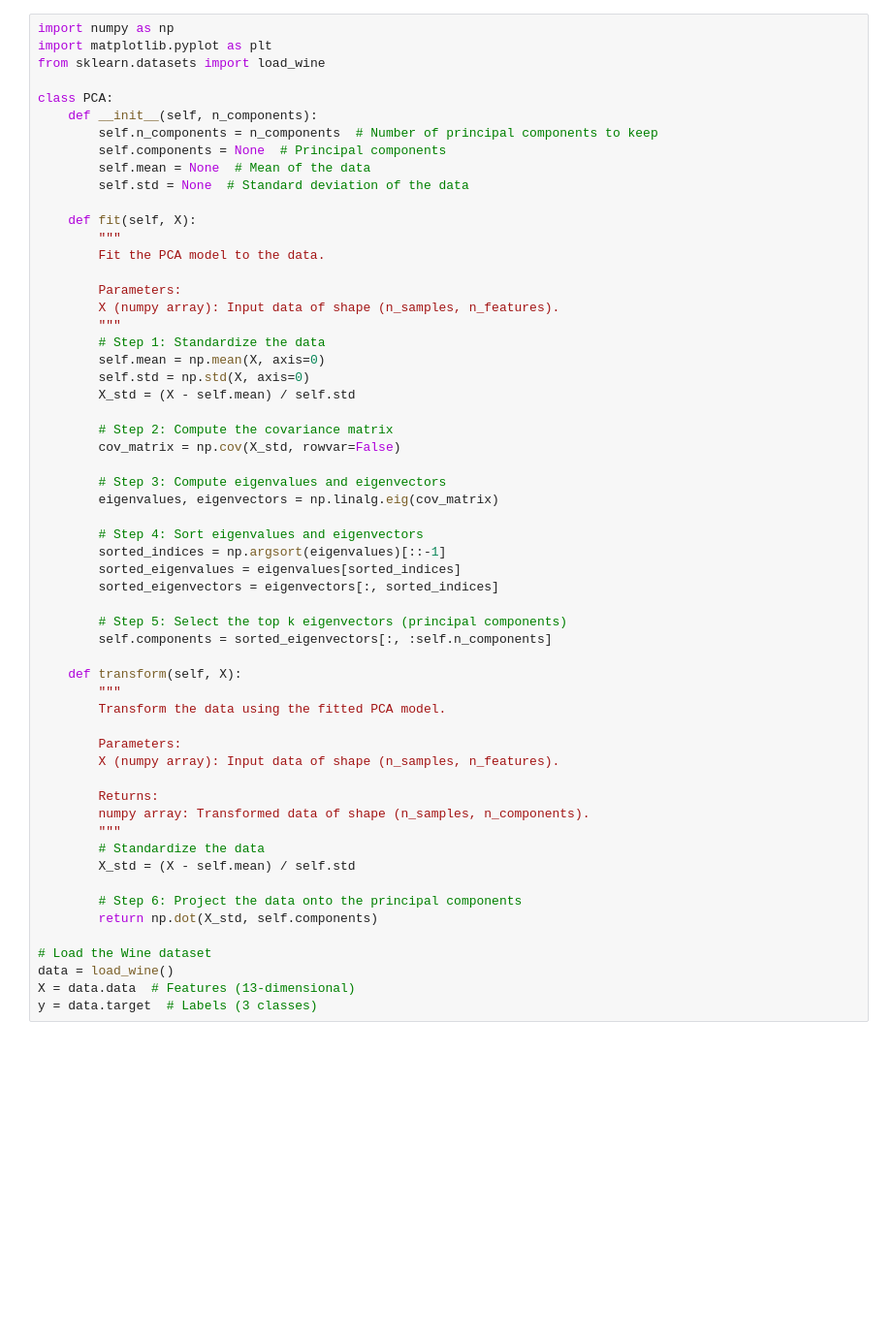
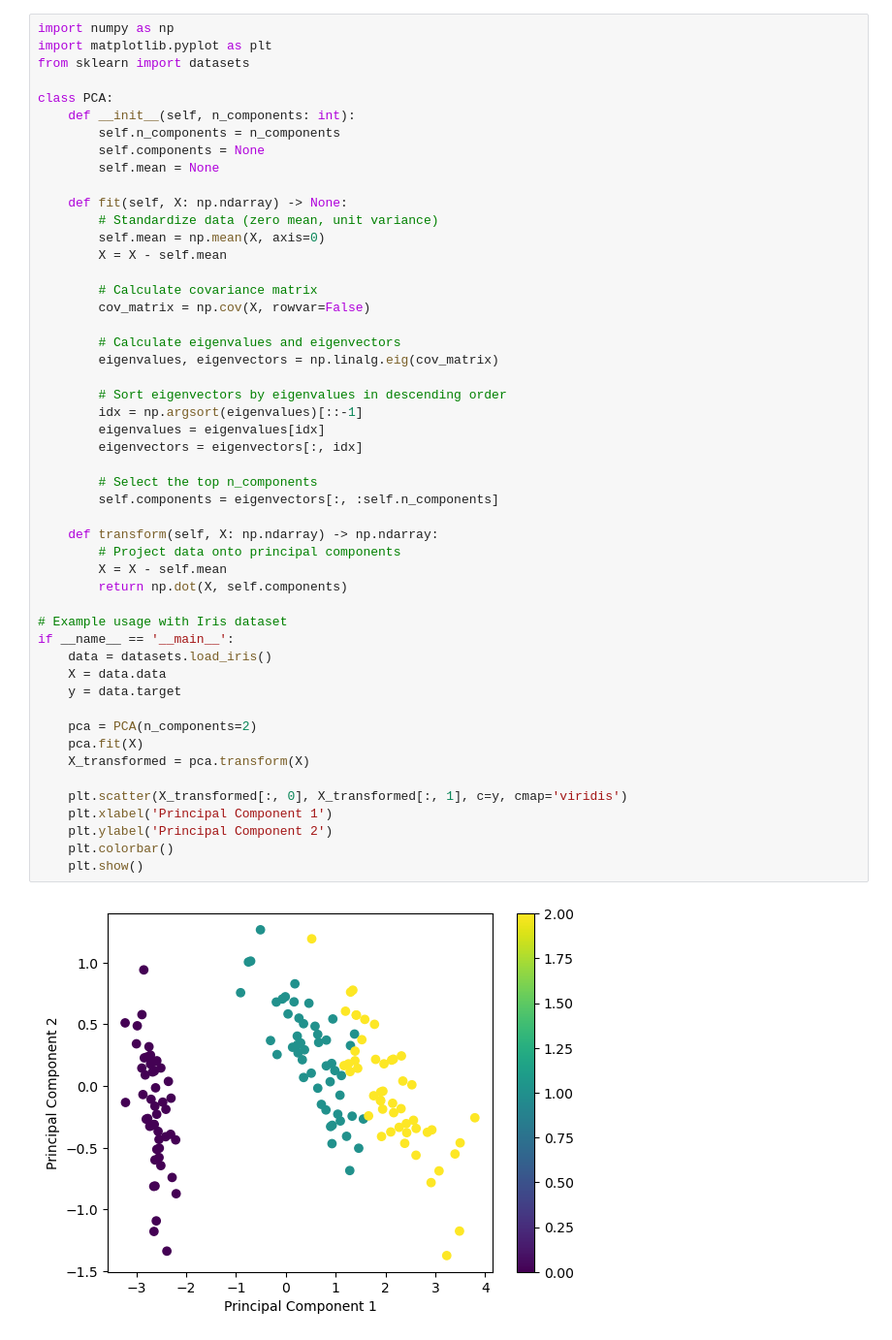
Before and after one commit to Ahmadbader17/fromScratch, a Jupyter notebook: pca.ipynb, the cells around one changed output. Shown at 97% size. Drawn from its saved outputs; the diff is of its cells as text; blank space fills up the shorter version.

```diff
--- a/pca.ipynb
+++ b/pca.ipynb
@@ -31,58 +78,52 @@ Principal Component Analysis (PCA) is a dimensionality reduction technique used
 # %%
 import numpy as np
 import matplotlib.pyplot as plt
-from sklearn.datasets import load_wine
+from sklearn import datasets
 
 class PCA:
-    def __init__(self, n_components):
-        self.n_components = n_components  # Number of principal components to keep
-        self.components = None  # Principal components
-        self.mean = None  # Mean of the data
-        self.std = None  # Standard deviation of the data
+    def __init__(self, n_components: int):
+        self.n_components = n_components
+        self.components = None
+        self.mean = None
 
-    def fit(self, X):
-        """
-        Fit the PCA model to the data.
+    def fit(self, X: np.ndarray) -> None:
+        # Standardize data (zero mean, unit variance)
+        self.mean = np.mean(X, axis=0)
+        X = X - self.mean
 
-        Parameters:
-        X (numpy array): Input data of shape (n_samples, n_features).
-        """
-        # Step 1: Standardize the data
-        self.mean = np.mean(X, axis=0)
-        self.std = np.std(X, axis=0)
-        X_std = (X - self.mean) / self.std
+        # Calculate covariance matrix
+        cov_matrix = np.cov(X, rowvar=False)
 
-        # Step 2: Compute the covariance matrix
-        cov_matrix = np.cov(X_std, rowvar=False)
-
-        # Step 3: Compute eigenvalues and eigenvectors
+        # Calculate eigenvalues and eigenvectors
         eigenvalues, eigenvectors = np.linalg.eig(cov_matrix)
 
-        # Step 4: Sort eigenvalues and eigenvectors
-        sorted_indices = np.argsort(eigenvalues)[::-1]
-        sorted_eigenvalues = eigenvalues[sorted_indices]
-        sorted_eigenvectors = eigenvectors[:, sorted_indices]
+        # Sort eigenvectors by eigenvalues in descending order
+        idx = np.argsort(eigenvalues)[::-1]
+        eigenvalues = eigenvalues[idx]
+        eigenvectors = eigenvectors[:, idx]
 
-        # Step 5: Select the top k eigenvectors (principal components)
-        self.components = sorted_eigenvectors[:, :self.n_components]
+        # Select the top n_components
+        self.components = eigenvectors[:, :self.n_components]
 
-    def transform(self, X):
-        """
-        Transform the data using the fitted PCA model.
+    def transform(self, X: np.ndarray) -> np.ndarray:
+        # Project data onto principal components
+        X = X - self.mean
+        return np.dot(X, self.components)
 
-        Parameters:
-        X (numpy array): Input data of shape (n_samples, n_features).
+# Example usage with Iris dataset
+if __name__ == '__main__':
+    data = datasets.load_iris()
+    X = data.data
+    y = data.target
 
-        Returns:
-        numpy array: Transformed data of shape (n_samples, n_components).
-        """
-        # Standardize the data
-        X_std = (X - self.mean) / self.std
+    pca = PCA(n_components=2)
+    pca.fit(X)
+    X_transformed = pca.transform(X)
 
-        # Step 6: Project the data onto the principal components
-        return np.dot(X_std, self.components)
-
-# Load the Wine dataset
-data = load_wine()
-X = data.data  # Features (13-dimensional)
-y = data.target  # Labels (3 classes)
+    plt.scatter(X_transformed[:, 0], X_transformed[:, 1], c=y, cmap='viridis')
+    plt.xlabel('Principal Component 1')
+    plt.ylabel('Principal Component 2')
+    plt.colorbar()
+    plt.show()
+# %% [output]
+[figure, added]
```
Also changed, not shown: parts of 11 cells of this notebook.
